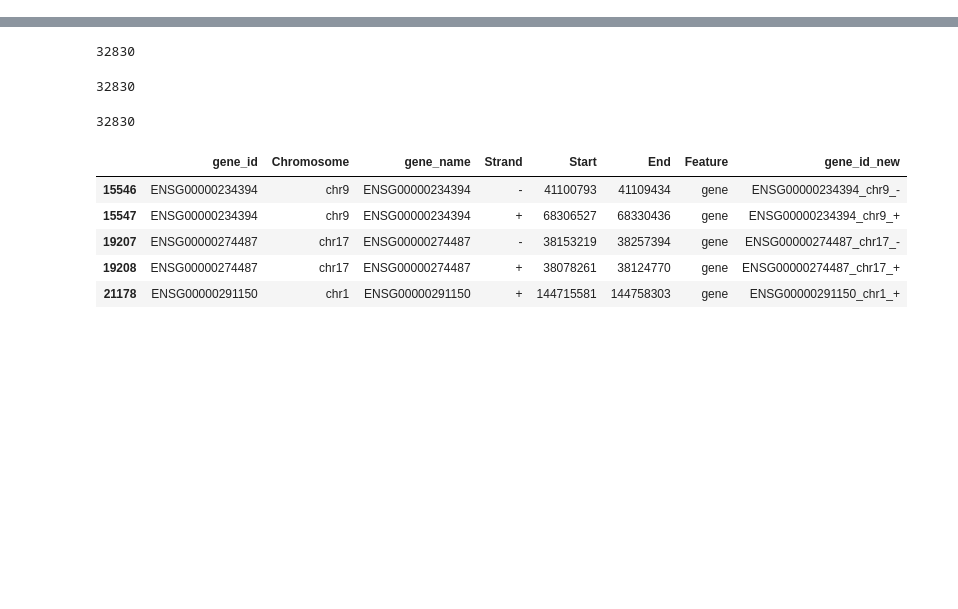
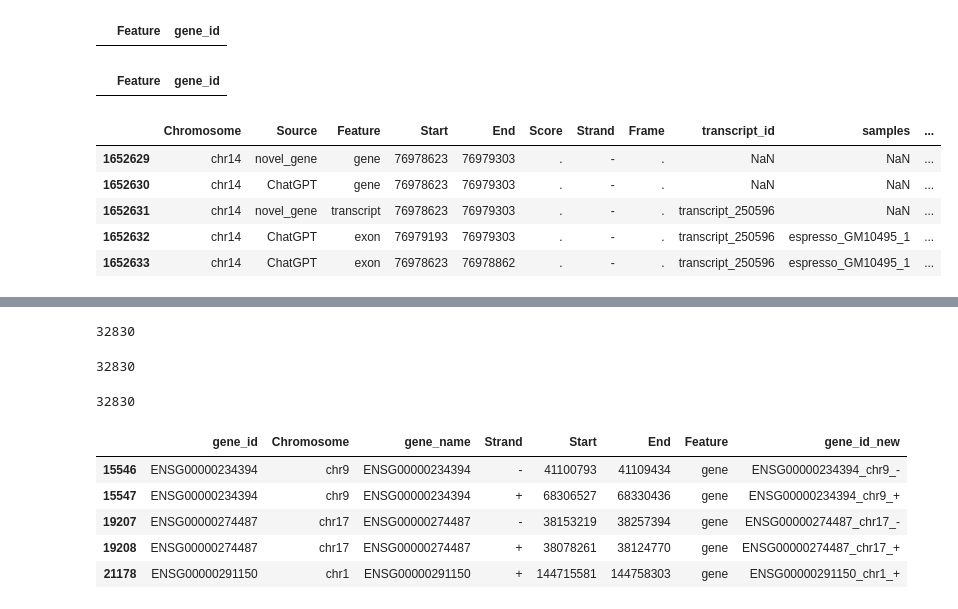
Before and after one commit to fairliereese/240903_pt, a Jupyter notebook: snakemake/novel_gene/test_add_genes.ipynb, the cells around one changed output, grey strips where cells are left out. Drawn from its saved outputs; the diff is of its cells as text; code cells hidden in the pictures; blank space fills up the shorter version.

```diff
--- a/snakemake/novel_gene/test_add_genes.ipynb
+++ b/snakemake/novel_gene/test_add_genes.ipynb
@@ -83,3 +115,24 @@ g_df = make_hier_entry(df, how='g')
+# %%
+temp = df[['Feature', 'gene_id']]
+temp = temp.loc[temp.Feature == 'gene']
+temp.loc[temp.gene_id.duplicated(keep=False)].sort_values(by='gene_id').head()
+# %% [output]
+|  | Feature | gene_id |
+# %%
+temp = nov_gene[['Feature', 'gene_id']]
+temp = temp.loc[temp.Feature == 'gene']
+temp.loc[temp.gene_id.duplicated(keep=False)].sort_values(by='gene_id').head()
+# %% [output]
+|  | Feature | gene_id |
+# %%
+df.loc[df.gene_id=='LOC_000000000000']
+# %% [output]
+|  | Chromosome | Source | Feature | Start | End | Score | Strand | Frame | transcript_id | samples | ... |
+| 1652629 | chr14 | novel_gene | gene | 76978623 | 76979303 | . | - | . | NaN | NaN | ... |
+| 1652630 | chr14 | ChatGPT | gene | 76978623 | 76979303 | . | - | . | NaN | NaN | ... |
+| 1652631 | chr14 | novel_gene | transcript | 76978623 | 76979303 | . | - | . | transcript_250596 | NaN | ... |
+| 1652632 | chr14 | ChatGPT | exon | 76979193 | 76979303 | . | - | . | transcript_250596 | espresso_GM10495_1 | ... |
+| 1652633 | chr14 | ChatGPT | exon | 76978623 | 76978862 | . | - | . | transcript_250596 | espresso_GM10495_1 | ... |
 # %%
 gtf_df.tail()
 # %% [output]
```
Also changed, not shown: parts of 9 cells of this notebook, 4 other files.
